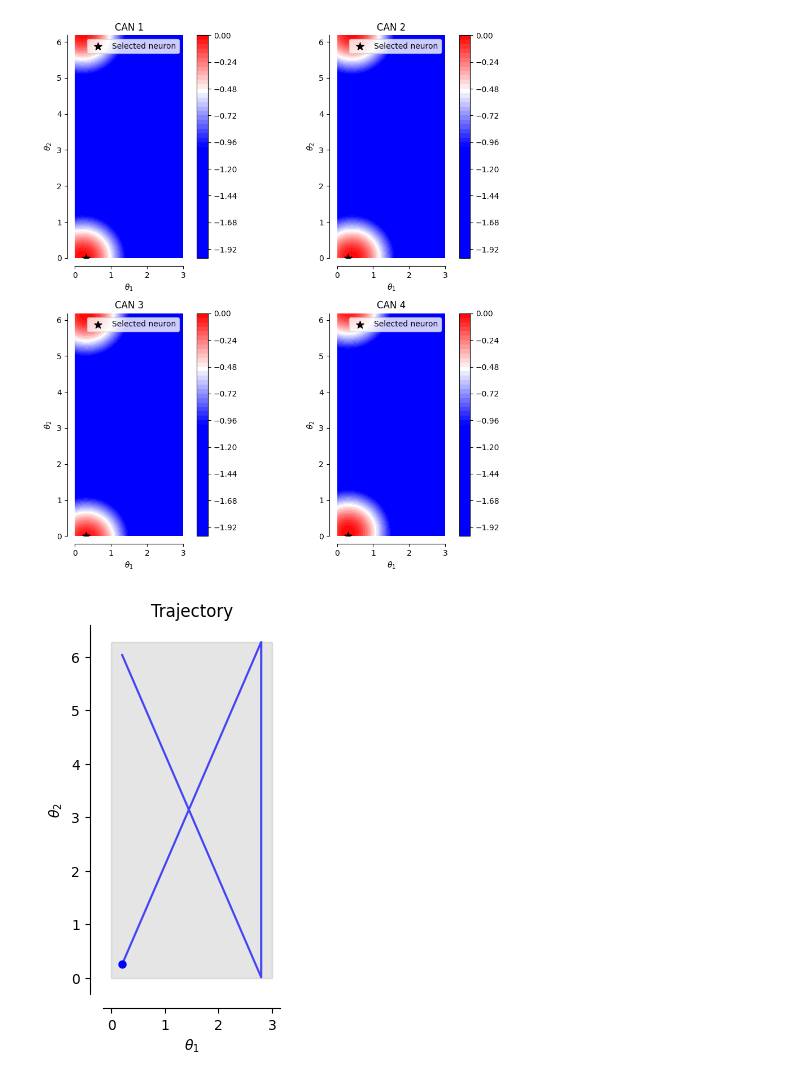
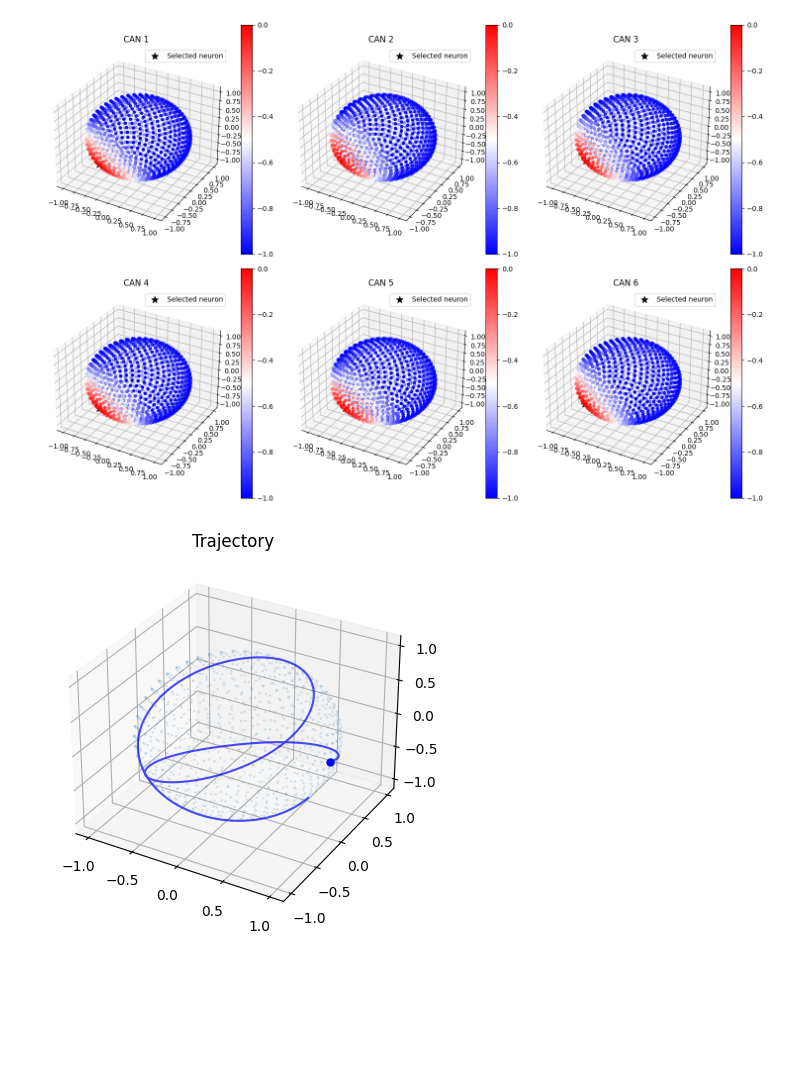
Before and after one commit to FieteLab/MADE, a Jupyter notebook: made/notebooks/qans.ipynb, the cells around one changed output. Saved outputs shown, nothing was run; the diff lists cells and outputs as text; code cells hidden in the pictures; blank space fills up the shorter version.

Commit message:
mobius and sphere wip

```diff
--- a/made/notebooks/qans.ipynb
+++ b/made/notebooks/qans.ipynb
@@ -2,13 +2,13 @@
 from made import qan as qans
 from made.visuals import visualize_qan_connectivity, visualize_trajectory
 # %%
-quan = qans.CylinderQAN()
+quan = qans.SphereQAN()
 visualize_qan_connectivity(quan);
 # %% [output]
-[figure, old version]
+[figure, new version]
 # %%
 trajectory = quan.make_trajectory(n_steps=1000)
 visualize_trajectory(quan.manifold, trajectory);
 # %% [output]
-[figure, old version]
+[figure, new version]
 # %%
```
Also changed, not shown: parts of 1 cell of this notebook, 6 other files.
